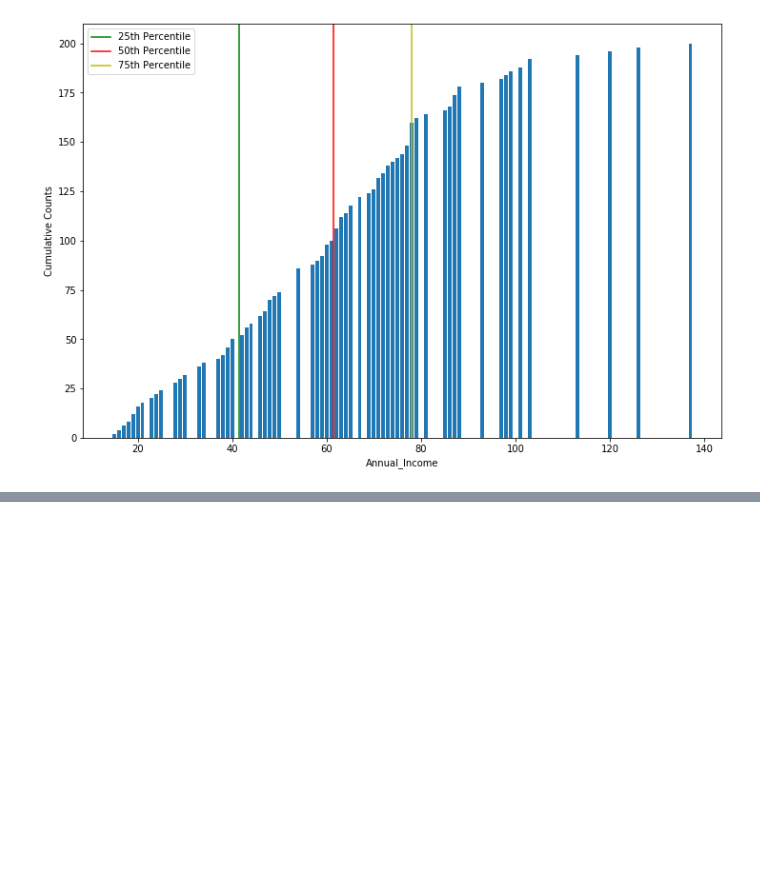
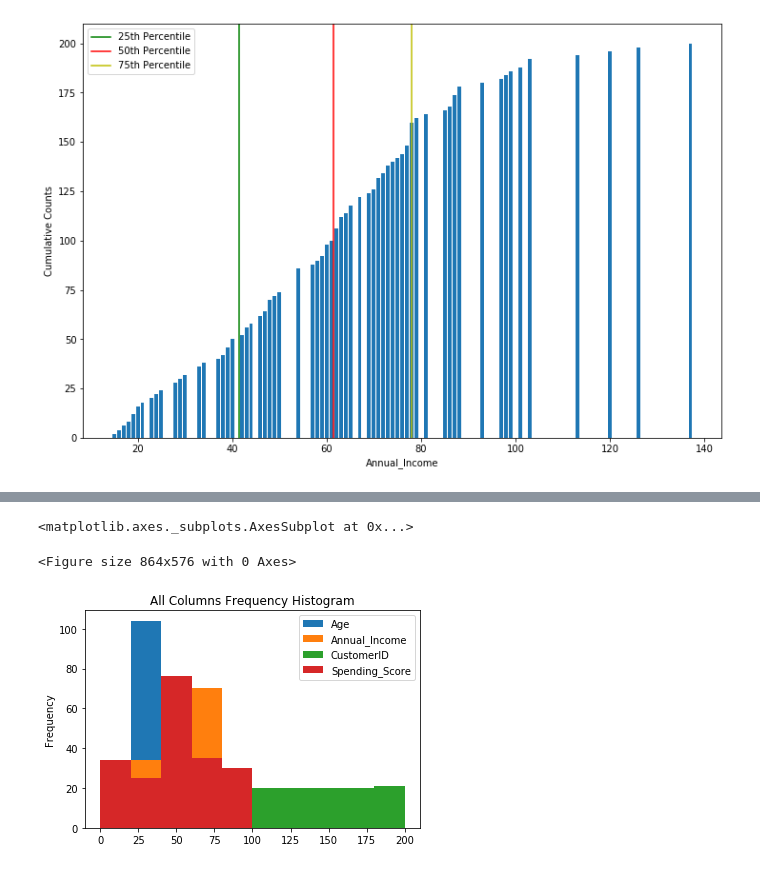
Before and after one commit to mellymillionz/python_notes, a Jupyter notebook: pandas_stats_review.ipynb/pandas_stats_review_lesson1.ipynb, the cells around one changed output, grey strips where cells are left out. Saved outputs shown, nothing was run; the diff lists cells and outputs as text; code cells hidden in the pictures; blank space fills up the shorter version.

```diff
--- a/pandas_stats_review.ipynb/pandas_stats_review_lesson1.ipynb
+++ b/pandas_stats_review.ipynb/pandas_stats_review_lesson1.ipynb
@@ -299,0 +326,10 @@ plt.legend()
+# %%
+#Here's a quick viz of the distribution of all the columns
+
+plt.figure(figsize=(12,8))
+
+df.plot(kind='hist', title = 'All Columns Frequency Histogram')
+# %% [output]
+<matplotlib.axes._subplots.AxesSubplot at 0x...>
+<Figure size 864x576 with 0 Axes>
+[figure, added]
```
Also changed, not shown: parts of 20 cells of this notebook.
